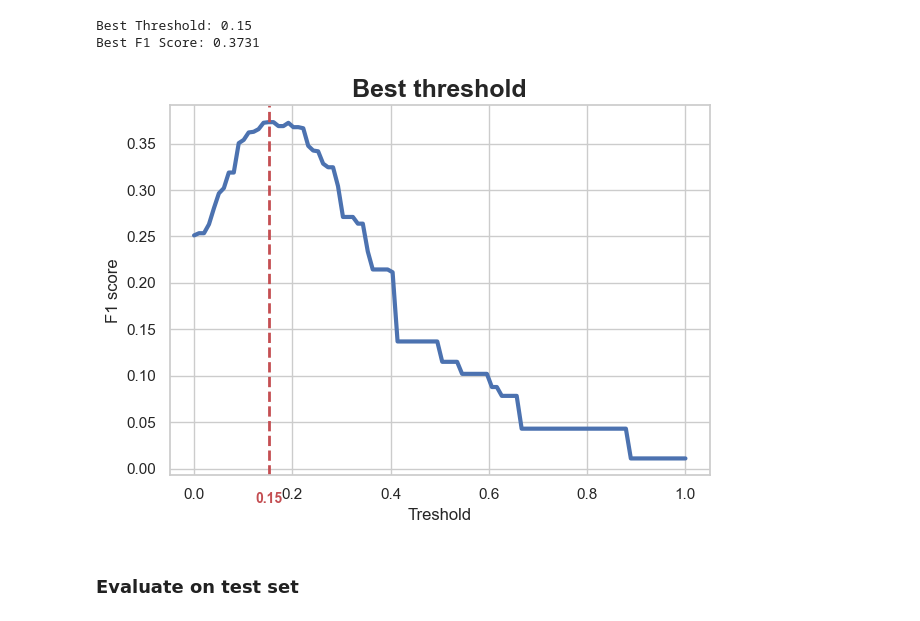
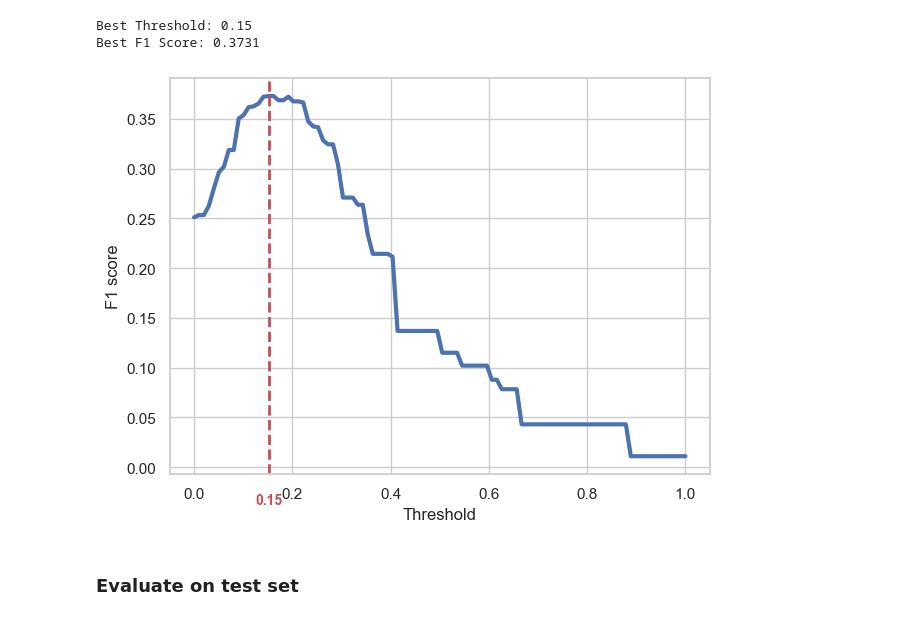
Before and after one commit to TarMatt/Coronary_disease, a Jupyter notebook: uni_project.ipynb, the cells around one changed output. Saved outputs shown, nothing was run; the diff lists cells and outputs as text; code cells hidden in the pictures.

```diff
--- a/uni_project.ipynb
+++ b/uni_project.ipynb
@@ -243,7 +243,7 @@ plt.show()
 ## a. Hill search
 # %%
 # Set some boundaries
-fixeed_edges = [('Age','BMI'),('Age','BloodP'),('Gender','BMI'),('CxD','BloodP'),('BloodP','TYCD')]
+fixeed_edges = [('Age','BMI'),('Age','BloodP'),('Gender','BMI'),('CigsxDay','BloodP'),('BloodP','TYCD')]
 forbidden_edges = [(node,'Age') for node in dataset.columns] + \
                   [(node,'Gender') for node in dataset.columns] + \
                    [(node,'CxD') for node in dataset.columns]
@@ -476,20 +488,19 @@ Best F1 Score: 0.3731
 # %%
 # Plotting the mean of a numerical variable across categories of a categorical variable
 sns.lineplot( x=thresholds, y=f1_scores,linewidth=3)
 
 # Set title and labels
-plt.title('Best threshold', fontsize=18,fontweight='bold')
-plt.xlabel('Treshold')
+plt.xlabel('Threshold')
 plt.ylabel('F1 score')
 
 plt.axvline(x=best_threshold, color='r', linestyle='--', label=f'Threshold = {best_threshold}',linewidth=2)
 plt.text(best_threshold, -0.04, f'{best_threshold:.2f}', fontsize=10, ha='center', va='bottom', color='r',fontweight='bold')
 
 # Show the plot
 plt.tight_layout()
 plt.show()
 # %% [output]
-[figure, old version]
+[figure, new version]
 # %% [markdown]
 ### Evaluate on test set
 # %%
```
Also changed, not shown: parts of 12 cells of this notebook.
